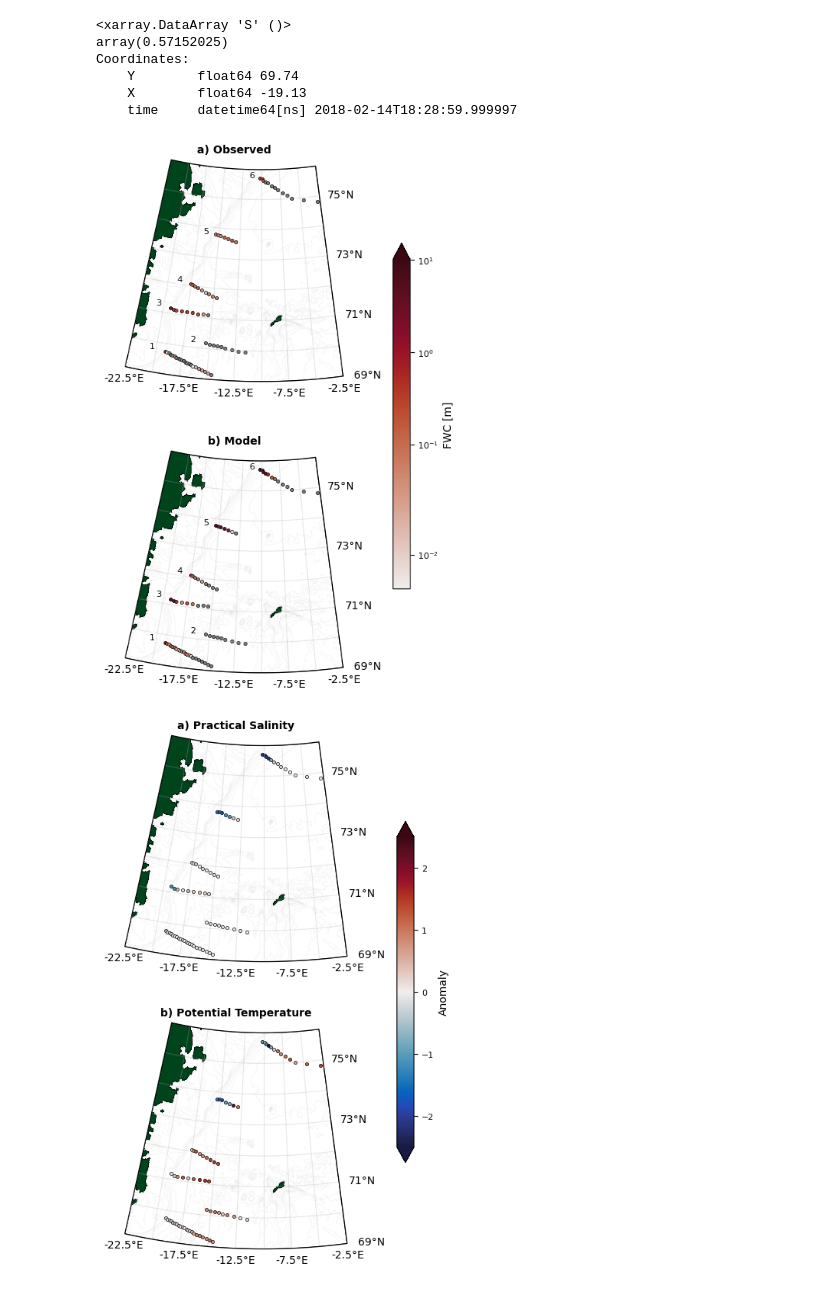
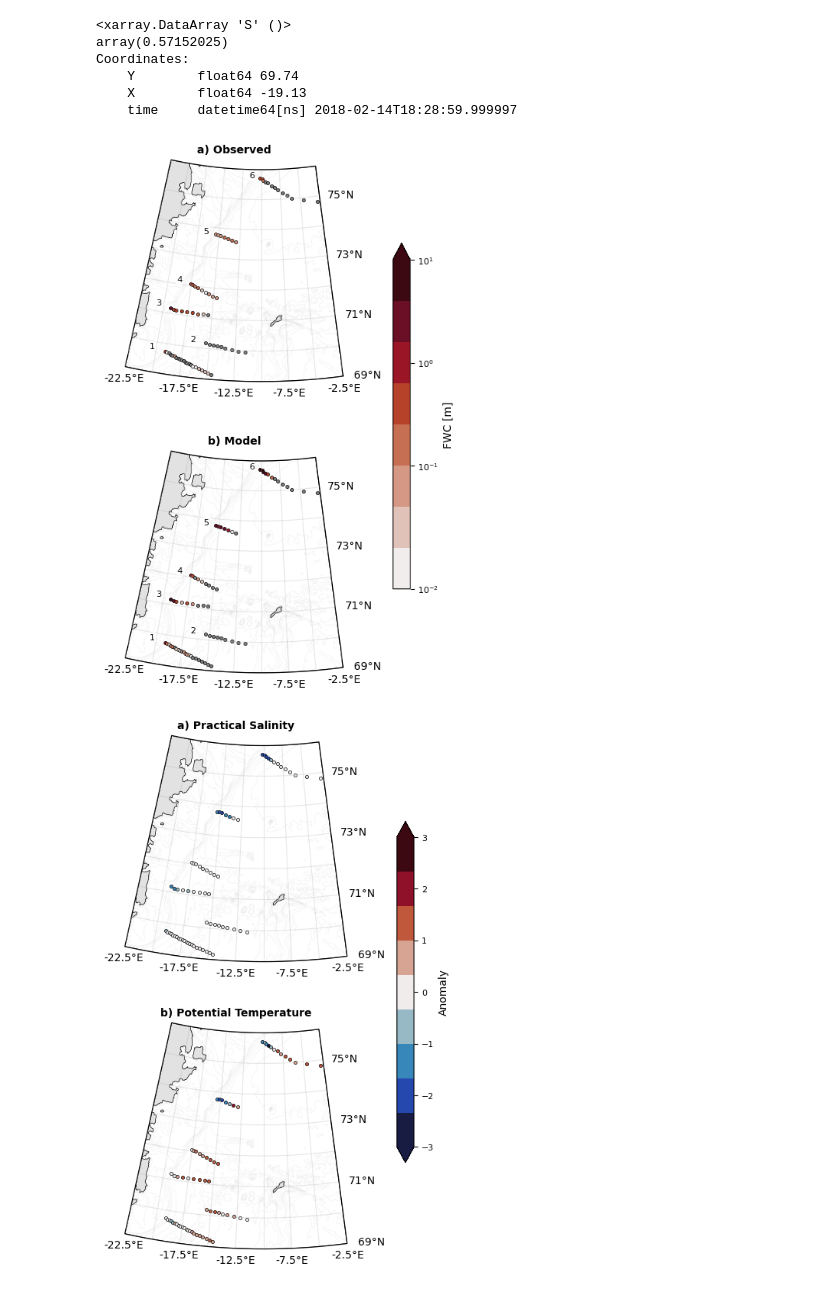
Before and after one commit to EirikKvamme/MScEirik, a Jupyter notebook: Observations/Observations_v2.ipynb, the cells around one changed output. Drawn from its saved outputs; the diff is of its cells as text; code cells hidden in the pictures.

```diff
--- a/Observations/Observations_v2.ipynb
+++ b/Observations/Observations_v2.ipynb
@@ -570,8 +570,8 @@ extent = [-22.5+10, -2.5+10, 69, 76]
 # Add land contour
 land = depth_notZero.where(depth_notZero==0)
 
-axs['ul'].pcolormesh(land.X,land.Y,land,cmap='Greens_r', transform=ccrs.PlateCarree())
-axs['ll'].pcolormesh(land.X,land.Y,land,cmap='Greens_r', transform=ccrs.PlateCarree())
+axs['ul'].pcolormesh(land.X,land.Y,land,cmap='Greys',vmin=-25,vmax=100, transform=ccrs.PlateCarree())
+axs['ll'].pcolormesh(land.X,land.Y,land,cmap='Greys',vmin=-25,vmax=100, transform=ccrs.PlateCarree())
 
 axs['ul'].contour(lon,lat,depth_notZero,[0], linewidths=0.5,colors='black', transform=ccrs.PlateCarree())
 axs['ul'].contour(lon,lat,depth_notZero,[100,200,300,400,500,750,1000,1500,2000,3000,4000], linewidths=0.5,colors='grey',alpha=0.1, transform=ccrs.PlateCarree())
@@ -582,7 +582,7 @@ axs['ll'].contour(lon,lat,depth_notZero,[0], linewidths=0.5,colors='black', tran
 axs['ll'].contour(lon,lat,depth_notZero,[100,200,300,400,500,750,1000,1500,2000,3000,4000], linewidths=0.5,colors='grey',alpha=0.1, transform=ccrs.PlateCarree())
 
 cmap = cmo.amp
-norm = SymLogNorm(linthresh=0.015, vmin=0.005, vmax=10, base=10)
+norm = SymLogNorm(linthresh=0.015, vmin=0.01, vmax=10, base=10)
 
 for sec, data in enumerate(zip(FWC_mod, FWC_obs)):
     for sta, sub in enumerate(zip(data[0], data[1])):
@@ -598,17 +598,17 @@ for sec, data in enumerate(zip(FWC_mod, FWC_obs)):
             if sub[0].values <= 0.005:
                 axs['ll'].scatter(sub[0].lon, sub[0].lat, s=9, edgecolor='black', linewidths=0.5, c='grey', transform=ccrs.PlateCarree())
             else:
-                axs['ll'].scatter(sub[0].lon, sub[0].lat, s=9, edgecolor='black', linewidths=0.5, c=sub[0], cmap=cmap, norm=norm, transform=ccrs.PlateCarree())
+                axs['ll'].scatter(sub[0].lon, sub[0].lat, s=9, edgecolor='black', linewidths=0.5, c=sub[0], cmap=cmap.resampled(8), norm=norm, transform=ccrs.PlateCarree())
 
             if sub[1].values <= 0.005:
                 axs['ul'].scatter(sub[1].X, sub[1].Y, s=9, edgecolor='black', linewidths=0.5, c='grey', transform=ccrs.PlateCarree())
             else:
-                axs['ul'].scatter(sub[1].X, sub[1].Y, s=9, edgecolor='black', linewidths=0.5, c=sub[1], cmap=cmap, norm=norm, transform=ccrs.PlateCarree())
+                axs['ul'].scatter(sub[1].X, sub[1].Y, s=9, edgecolor='black', linewidths=0.5, c=sub[1], cmap=cmap.resampled(8), norm=norm, transform=ccrs.PlateCarree())
         else:
-            axs['ul'].scatter(sub[1].X, sub[1].Y, s=9, edgecolor='black', linewidths=0.5, c=sub[1], cmap=cmap, norm=norm, transform=ccrs.PlateCarree())
-            axs['ll'].scatter(sub[0].lon, sub[0].lat, s=9, edgecolor='black', linewidths=0.5, c=sub[0], cmap=cmap, norm=norm, transform=ccrs.PlateCarree())
+            axs['ul'].scatter(sub[1].X, sub[1].Y, s=9, edgecolor='black', linewidths=0.5, c=sub[1], cmap=cmap.resampled(8), norm=norm, transform=ccrs.PlateCarree())
+            axs['ll'].scatter(sub[0].lon, sub[0].lat, s=9, edgecolor='black', linewidths=0.5, c=sub[0], cmap=cmap.resampled(8), norm=norm, transform=ccrs.PlateCarree())
 
-cbar = fig.colorbar(plt.cm.ScalarMappable(norm=norm, cmap=cmap), shrink=0.6, pad=0.05,ax=[axs['ul'],axs['ll']],extend='max')
+cbar = fig.colorbar(plt.cm.ScalarMappable(norm=norm, cmap=cmap.resampled(8)), shrink=0.6, pad=0.05,ax=[axs['ul'],axs['ll']],extend='max')
 cbar.set_label('FWC [m]')
 
 axs['ul'].set_title('a) Observed',fontweight='bold')
@@ -673,7 +673,7 @@ fig.savefig('/nird/home/ekv036/MSc/Fig/FWC_obs_mod',dpi=300, facecolor='w', edge
           orientation='landscape', format=None,
           transparent=False, bbox_inches=None,pad_inches=0.25)
 # %% [output]
-[figure, old version]
+[figure, new version]
 # %%
 # Map of FWC with observations and model
 
@@ -697,8 +697,8 @@ extent = [-22.5+10, -2.5+10, 69, 76]
 # Add land contour
 land = depth_notZero.where(depth_notZero==0)
 
-axs['ul'].pcolormesh(land.X,land.Y,land,cmap='Greens_r', transform=ccrs.PlateCarree())
-axs['ll'].pcolormesh(land.X,land.Y,land,cmap='Greens_r', transform=ccrs.PlateCarree())
+axs['ul'].pcolormesh(land.X,land.Y,land,cmap='Greys',vmin=-25,vmax=100, transform=ccrs.PlateCarree())
+axs['ll'].pcolormesh(land.X,land.Y,land,cmap='Greys',vmin=-25,vmax=100, transform=ccrs.PlateCarree())
 
 axs['ul'].contour(lon,lat,depth_notZero,[0], linewidths=0.5,colors='black', transform=ccrs.PlateCarree())
 axs['ul'].contour(lon,lat,depth_notZero,[100,200,300,400,500,750,1000,1500,2000,3000,4000], linewidths=0.5,colors='grey',alpha=0.1, transform=ccrs.PlateCarree())
@@ -709,14 +709,14 @@ axs['ll'].contour(lon,lat,depth_notZero,[0], linewidths=0.5,colors='black', tran
 axs['ll'].contour(lon,lat,depth_notZero,[100,200,300,400,500,750,1000,1500,2000,3000,4000], linewidths=0.5,colors='grey',alpha=0.1, transform=ccrs.PlateCarree())
 
 cmap = cmo.balance
-norm = Normalize(vmin=-2.5,vmax=2.5)
+norm = Normalize(vmin=-3,vmax=3)
 
 for data in zip(sec_obs,sec_mod):
     for subdata in zip(data[0],data[1]):
-        axs['ul'].scatter(subdata[0].X,subdata[0].Y,c=subdata[1].S.sel(Z=subdata[1].Z[1])-subdata[0].S.sel(Z=subdata[0].Z[1]),cmap=cmap,norm=norm, s=9,edgecolor='black', linewidths=0.5, transform=ccrs.PlateCarree())
-        axs['ll'].scatter(subdata[0].X,subdata[0].Y,c=subdata[1].Temp.sel(Z=subdata[1].Z[1])-subdata[0].PT.sel(Z=subdata[0].Z[1]),cmap=cmap,norm=norm, s=9,edgecolor='black', linewidths=0.5, transform=ccrs.PlateCarree())
+        axs['ul'].scatter(subdata[0].X,subdata[0].Y,c=subdata[1].S.sel(Z=subdata[1].Z[1])-subdata[0].S.sel(Z=subdata[0].Z[1]),cmap=cmap.resampled(9),norm=norm, s=9,edgecolor='black', linewidths=0.5, transform=ccrs.PlateCarree())
+        axs['ll'].scatter(subdata[0].X,subdata[0].Y,c=subdata[1].Temp.sel(Z=subdata[1].Z[1])-subdata[0].PT.sel(Z=subdata[0].Z[1]),cmap=cmap.resampled(9),norm=norm, s=9,edgecolor='black', linewidths=0.5, transform=ccrs.PlateCarree())
 
-cbar = fig.colorbar(plt.cm.ScalarMappable(norm=norm, cmap=cmap), shrink=0.6, pad=0.05,ax=[axs['ul'],axs['ll']],extend='both')
+cbar = fig.colorbar(plt.cm.ScalarMappable(norm=norm, cmap=cmap.resampled(9)), shrink=0.6, pad=0.05,ax=[axs['ul'],axs['ll']],extend='both')
 cbar.set_label('Anomaly')
 
 axs['ul'].set_title('a) Practical Salinity',fontweight='bold')
@@ -754,31 +754,31 @@ axs['ll'].add_patch(patch)
 axs['ul'].set_boundary(patch.get_path(), transform=axs['ul'].transData)
 axs['ll'].set_boundary(patch.get_path(), transform=axs['ll'].transData)
 
 # Add gridlines without labels
 gl = axs['ul'].gridlines(draw_labels=False,alpha=0.3)
 gl2 = axs['ll'].gridlines(draw_labels=False,alpha=0.3)
 
 # Manually add the labels for the bottom and right sides
 xticks = np.arange(extent[0]-10, extent[1]-10 + 1, 5)  # Adjust the range and step as needed
 yticks = np.arange(extent[2], extent[3] + 1, 2)  # Adjust the range and step as needed
 
 # Add bottom labels
 for xtick in xticks:
     axs['ul'].text(xtick, extent[2]-0.2, f'{xtick}°E', transform=ccrs.PlateCarree(),
             fontsize=10, ha='center', va='top')
     axs['ll'].text(xtick, extent[2]-0.2, f'{xtick}°E', transform=ccrs.PlateCarree(),
             fontsize=10, ha='center', va='top')
 
 # Add right labels
 for ytick in yticks:
     axs['ul'].text(extent[1] + 1-10, ytick, f'{ytick}°N', transform=ccrs.PlateCarree(),
             fontsize=10, ha='left', va='center')
     axs['ll'].text(extent[1] + 1-10, ytick, f'{ytick}°N', transform=ccrs.PlateCarree(),
             fontsize=10, ha='left', va='center')
 
 # Save the figure
 fig.savefig('/nird/home/ekv036/MSc/Fig/S_T_obs_mod',dpi=300, facecolor='w', edgecolor='w',
           orientation='landscape', format=None,
           transparent=False, bbox_inches=None,pad_inches=0.25)
 # %% [output]
-[figure, old version]
+[figure, new version]
```
Also changed, not shown: 1 other file.
